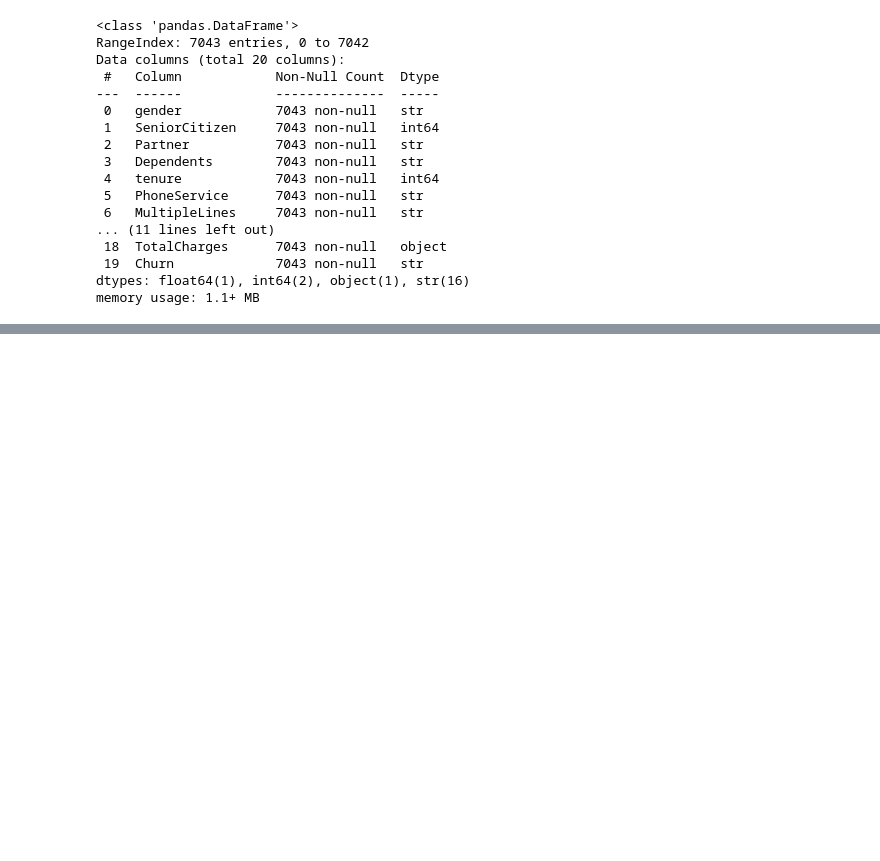
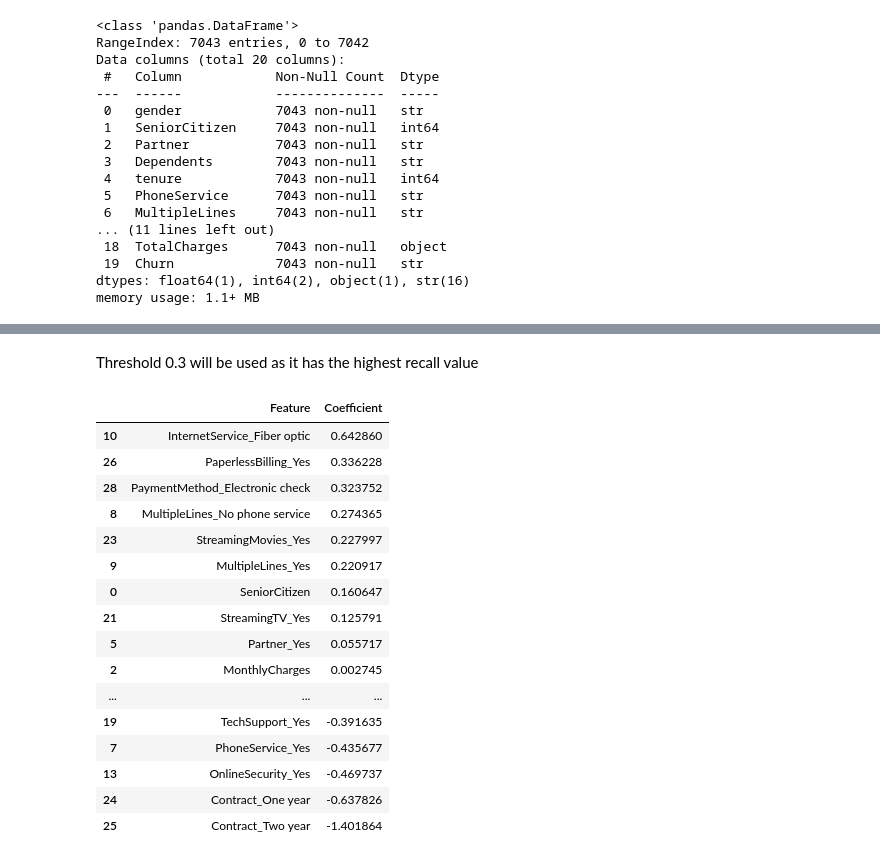
Before and after one commit to bhargavi414/ChurnPrediction, a Jupyter notebook: notebooks/EDA.ipynb, the cells around one changed output, grey strips where cells are left out. Saved outputs shown, nothing was run; the diff lists cells and outputs as text; code cells hidden in the pictures; blank space fills up the shorter version.

```diff
--- a/notebooks/EDA.ipynb
+++ b/notebooks/EDA.ipynb
@@ -132,0 +219,13 @@ Name: TotalCharges, dtype: object
+# %%
+from sklearn.model_selection import GridSearchCV
+param_grid = {
+    "max_depth": [1, 2, 3, 4, 5, 6, 7, 10]
+}
+model_2 = GridSearchCV(
+    DecisionTreeClassifier(),
+    param_grid,
+    cv=5,
+    scoring="accuracy",
+    n_jobs=-1
+)
+model_2.fit(X_train, y_train)
@@ -132,0 +262,15 @@ Name: TotalCharges, dtype: object
+# %%
+from sklearn.ensemble import RandomForestClassifier
+param_grid = {
+    "n_estimators": [50, 100, 200],
+    "max_depth": [3, 5, 7, 10, None]
+}
+model_3 =GridSearchCV(
+    RandomForestClassifier(),
+    param_grid,
+    cv=5,
+    scoring="accuracy",
+    n_jobs=-1
+)
+model_3.fit(X_train, y_train)
+y_pred_rf = model_3.predict(X_test)
@@ -132,0 +358,30 @@ Name: TotalCharges, dtype: object
+# %% [markdown]
+Threshold 0.3 will be used as it has the highest recall value
+# %%
+feature_names = X_train.columns
+coefficents = model .coef_[0]
+# %%
+feature_importance = pd.DataFrame({
+    "Feature": feature_names,
+    "Coefficient" : coefficents
+})
+feature_importance = feature_importance.sort_values(by="Coefficient", ascending = False)
+feature_importance
+# %% [output]
+|  | Feature | Coefficient |
+| 10 | InternetService_Fiber optic | 0.642860 |
+| 26 | PaperlessBilling_Yes | 0.336228 |
+| 28 | PaymentMethod_Electronic check | 0.323752 |
+| 8 | MultipleLines_No phone service | 0.274365 |
+| 23 | StreamingMovies_Yes | 0.227997 |
+| 9 | MultipleLines_Yes | 0.220917 |
+| 0 | SeniorCitizen | 0.160647 |
+| 21 | StreamingTV_Yes | 0.125791 |
+| 5 | Partner_Yes | 0.055717 |
+| 2 | MonthlyCharges | 0.002745 |
+| ... | ... | ... |
+| 19 | TechSupport_Yes | -0.391635 |
+| 7 | PhoneService_Yes | -0.435677 |
+| 13 | OnlineSecurity_Yes | -0.469737 |
+| 24 | Contract_One year | -0.637826 |
+| 25 | Contract_Two year | -1.401864 |
```
Also changed, not shown: parts of 39 cells of this notebook, 3 other files.
